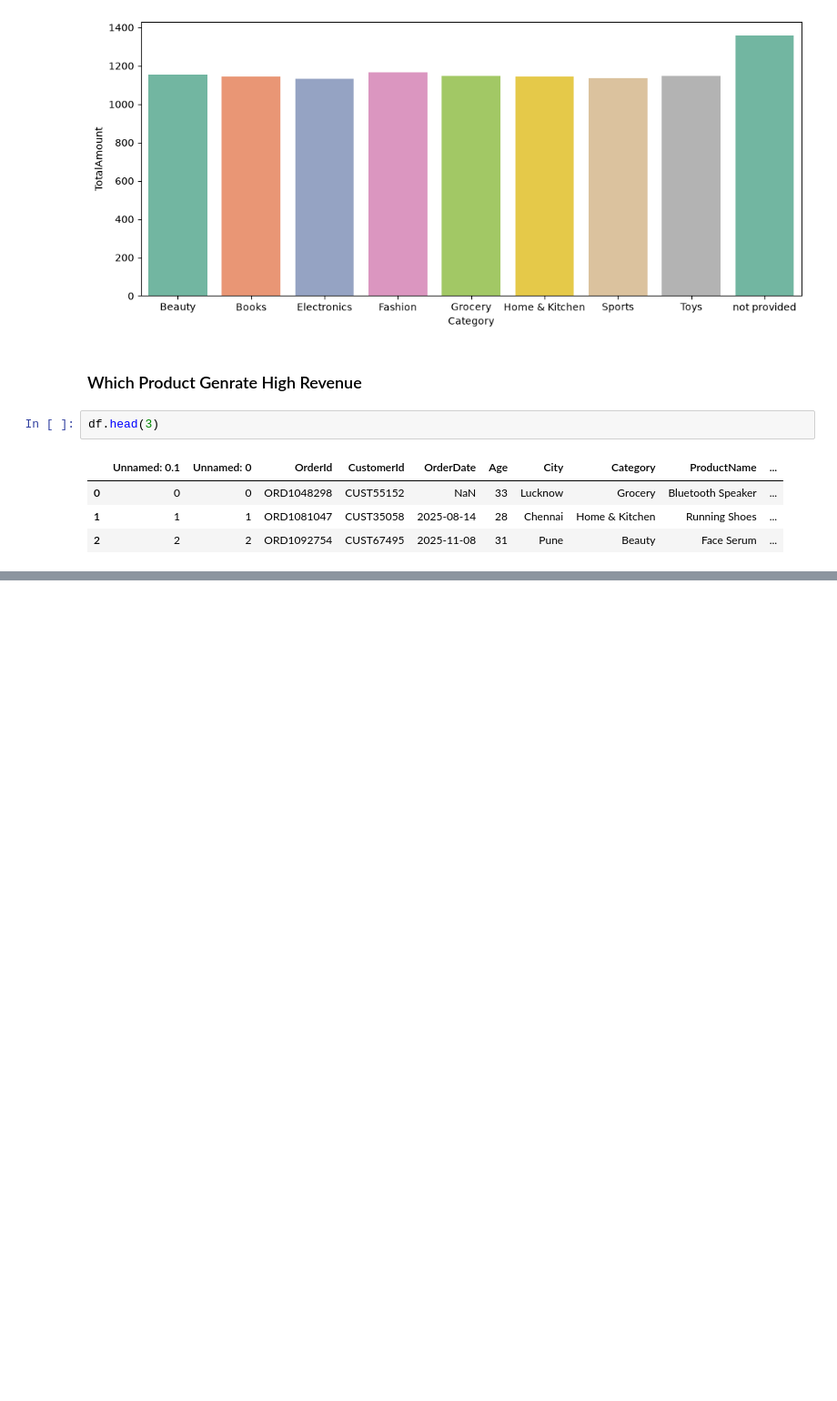
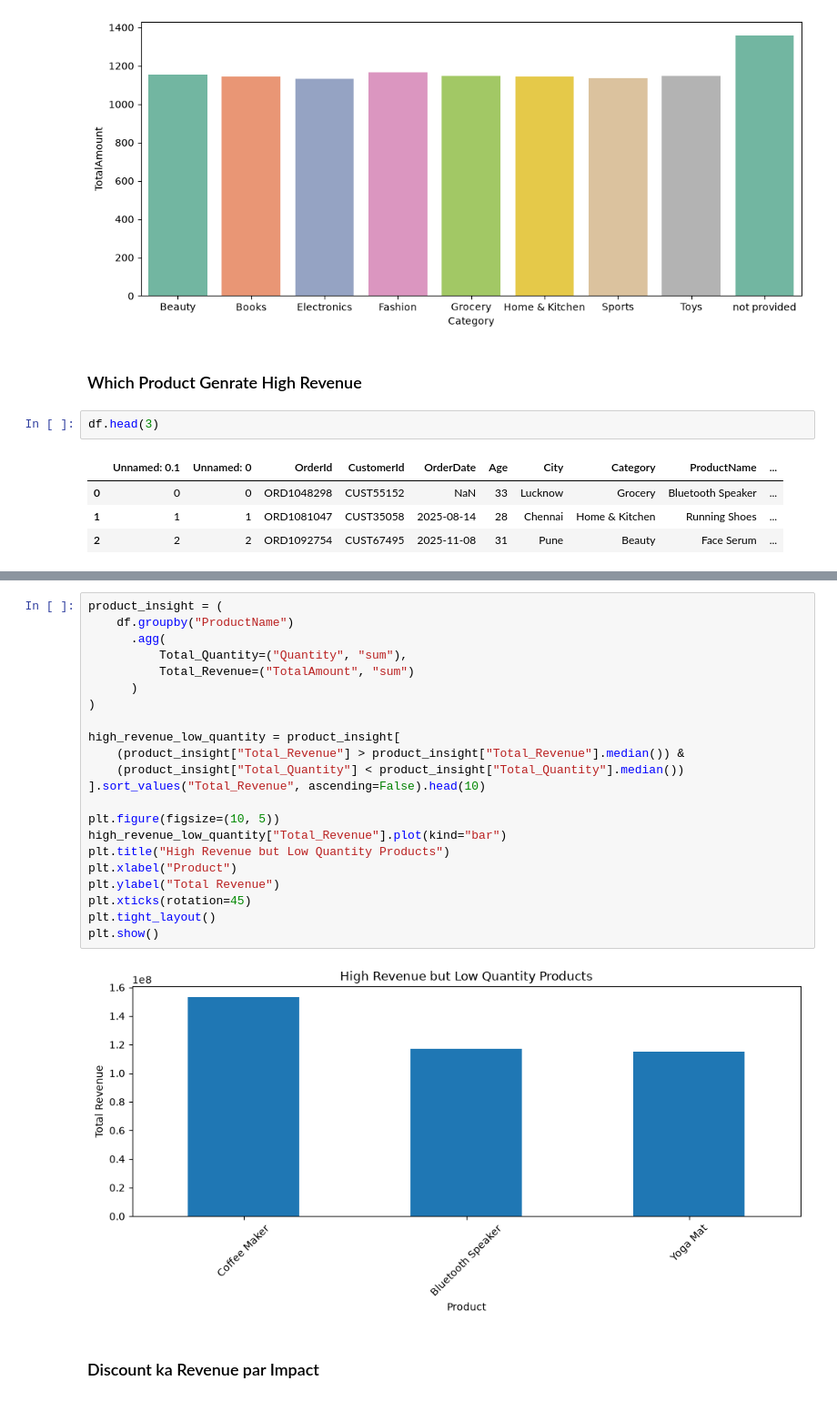
Before and after one commit to MDSalman22415/E-Commerce-Customer-Purchase-Prediction-Production-ML-Pipeline, a Jupyter notebook: notebooks/EDA_Insight.ipynb, the cells around one changed output, grey strips where cells are left out. Shown at 91% size. Saved outputs shown, nothing was run; the diff lists cells and outputs as text; blank space fills up the shorter version.

```diff
--- a/notebooks/EDA_Insight.ipynb
+++ b/notebooks/EDA_Insight.ipynb
@@ -40,0 +115,26 @@ df.head(3)
+# %%
+product_insight = (
+    df.groupby("ProductName")
+      .agg(
+          Total_Quantity=("Quantity", "sum"),
+          Total_Revenue=("TotalAmount", "sum")
+      )
+)
+
+high_revenue_low_quantity = product_insight[
+    (product_insight["Total_Revenue"] > product_insight["Total_Revenue"].median()) &
+    (product_insight["Total_Quantity"] < product_insight["Total_Quantity"].median())
+].sort_values("Total_Revenue", ascending=False).head(10)
+
+plt.figure(figsize=(10, 5))
+high_revenue_low_quantity["Total_Revenue"].plot(kind="bar")
+plt.title("High Revenue but Low Quantity Products")
+plt.xlabel("Product")
+plt.ylabel("Total Revenue")
+plt.xticks(rotation=45)
+plt.tight_layout()
+plt.show()
+# %% [output]
+[figure, added]
+# %% [markdown]
+### Discount ka Revenue par Impact
```
Also changed, not shown: parts of 32 cells of this notebook, 18 other files.
